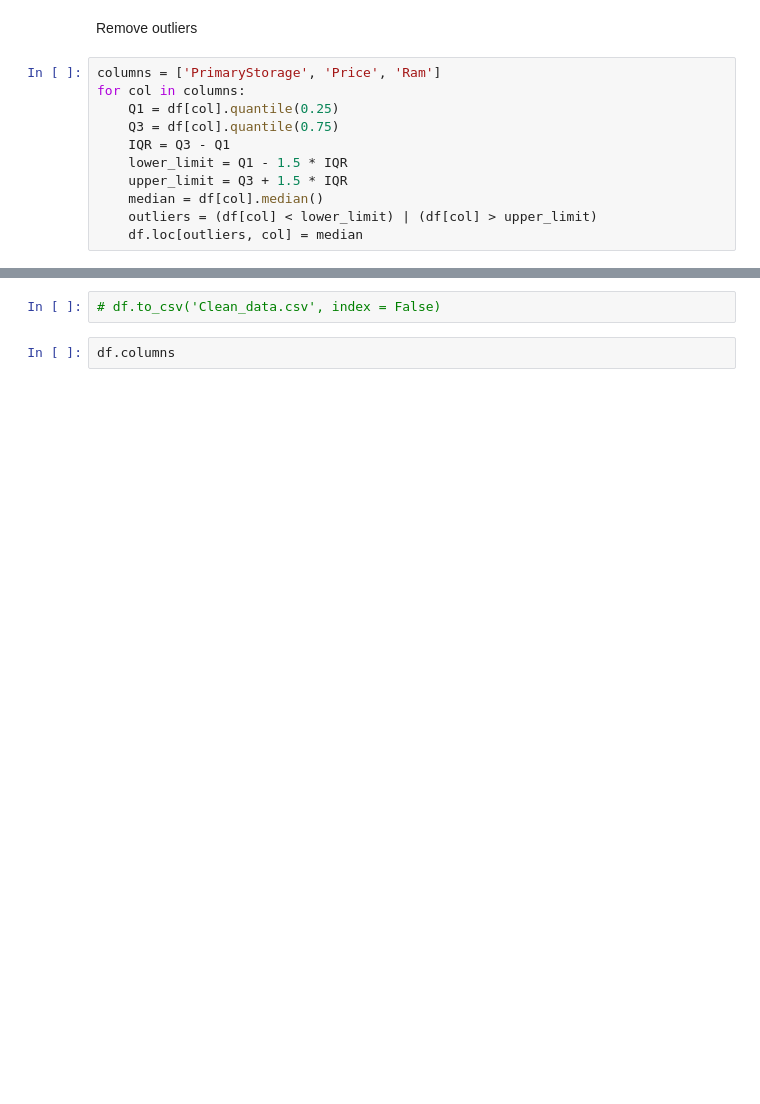
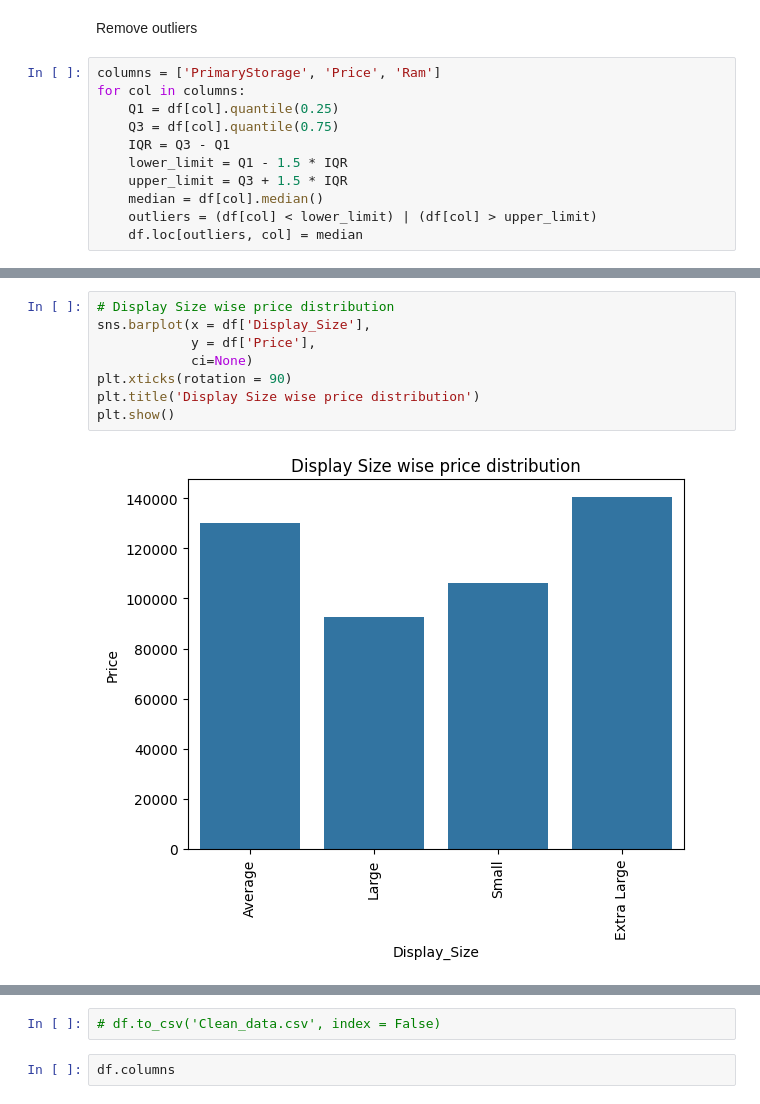
Before and after one commit to Priyanshu-techp/Laptop-price-analysis-and-price-prediction, a Jupyter notebook: Notebook/Visual.ipynb, the cells around one changed output, grey strips where cells are left out. Cells and saved outputs as stored; diff of their text form; blank space fills up the shorter version.

```diff
--- a/Notebook/Visual.ipynb
+++ b/Notebook/Visual.ipynb
@@ -196,0 +215,10 @@ df['Price'].max()
+# %%
+# Display Size wise price distribution
+sns.barplot(x = df['Display_Size'],
+            y = df['Price'],
+            ci=None)
+plt.xticks(rotation = 90)
+plt.title('Display Size wise price distribution')
+plt.show()
+# %% [output]
+[figure, added]
```
Also changed, not shown: parts of 10 cells of this notebook, 1 other file.
